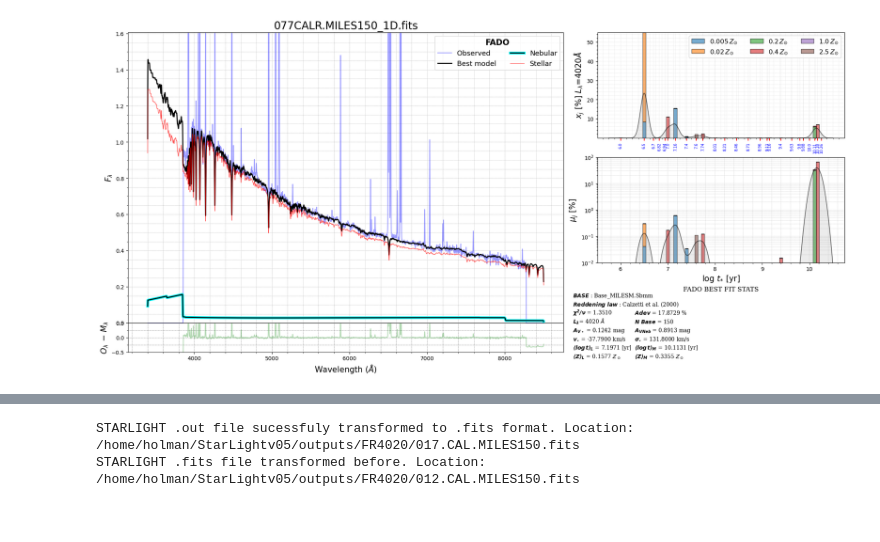
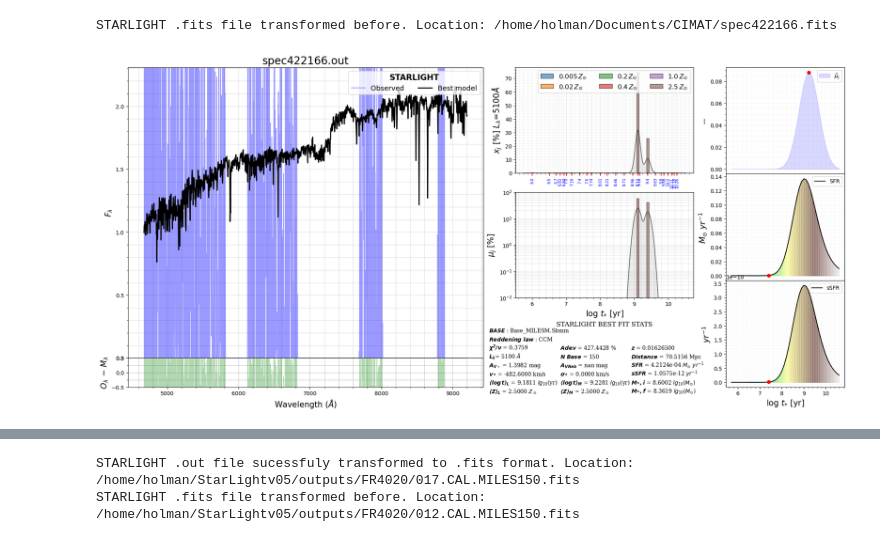
Before and after one commit to hol1m4n/HIIGalaxies, a Jupyter notebook: Spectral_synthesis/POO_test.ipynb, the cells around one changed output, grey strips where cells are left out. Saved outputs shown, nothing was run; the diff lists cells and outputs as text; code cells hidden in the pictures.

```diff
--- a/Spectral_synthesis/POO_test.ipynb
+++ b/Spectral_synthesis/POO_test.ipynb
@@ -660,5 +815,6 @@ KeyError: 'sfr'
-# %%
-fado_test = Fado(home = '/home/holman/FADOv1b/o_FR4020/',file = '077CALR.MILES150_1D.fits')
-fado_test.CompositePlot()
-# %% [output]
-[figure, removed]
+# %%
+Jim1 = Starlight(home = '/home/holman/Documents/CIMAT/',file = 'spec422166.out', distance = 0.016265)
+Jim1.CompositePlot()
+# %% [output]
+STARLIGHT .fits file transformed before. Location: /home/holman/Documents/CIMAT/spec422166.fits
+[figure, added]
```
Also changed, not shown: parts of 23 cells of this notebook, 16 other files.
